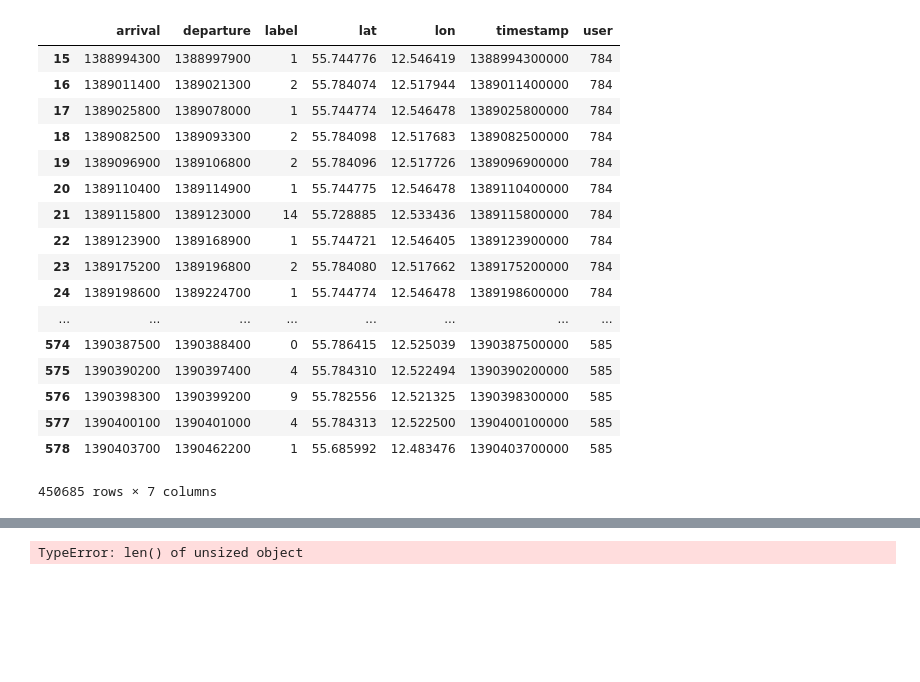
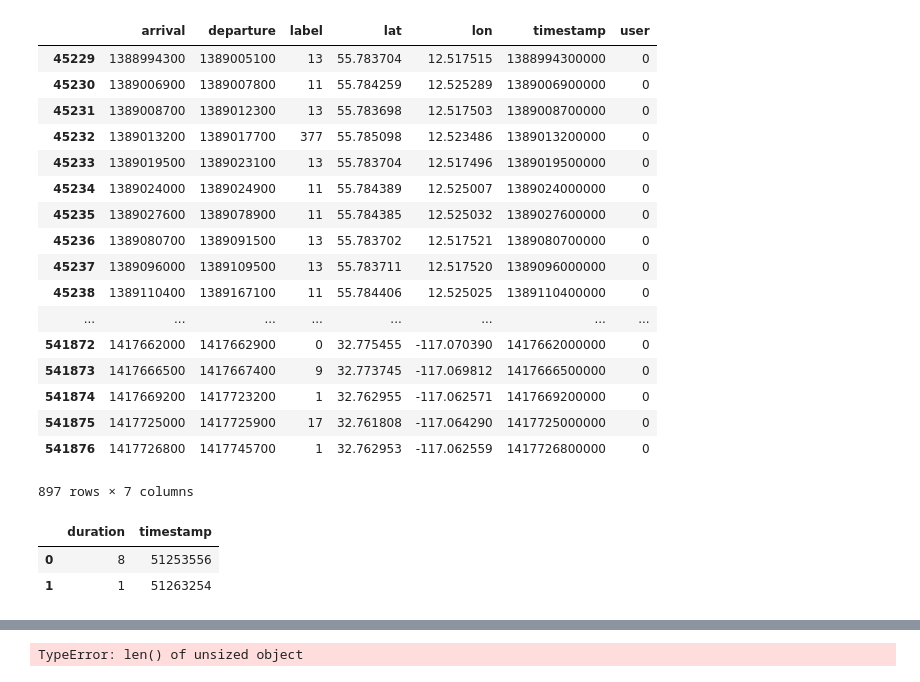
Before and after one commit to ulfaslak/MScProject-build-dataset, a Jupyter notebook: build_dataset/playspace/extractors_bandicoot.ipynb, the cells around one changed output, grey strips where cells are left out. Cells and saved outputs as stored; diff of their text form; code cells hidden in the pictures; blank space fills up the shorter version.

```diff
--- a/build_dataset/playspace/extractors_bandicoot.ipynb
+++ b/build_dataset/playspace/extractors_bandicoot.ipynb
@@ -105,22 +150,0 @@ See the caveats in the documentation: http://pandas.pydata.org/pandas-docs/stabl
-# %%
-pd.set_option('max_rows',1000)
-df_stop_locations
-# %% [output]
-|  | arrival | departure | label | lat | lon | timestamp | user |
-| 15 | 1388994300 | 1388997900 | 1 | 55.744776 | 12.546419 | 1388994300000 | 784 |
-| 16 | 1389011400 | 1389021300 | 2 | 55.784074 | 12.517944 | 1389011400000 | 784 |
-| 17 | 1389025800 | 1389078000 | 1 | 55.744774 | 12.546478 | 1389025800000 | 784 |
-| 18 | 1389082500 | 1389093300 | 2 | 55.784098 | 12.517683 | 1389082500000 | 784 |
-| 19 | 1389096900 | 1389106800 | 2 | 55.784096 | 12.517726 | 1389096900000 | 784 |
-| 20 | 1389110400 | 1389114900 | 1 | 55.744775 | 12.546478 | 1389110400000 | 784 |
-| 21 | 1389115800 | 1389123000 | 14 | 55.728885 | 12.533436 | 1389115800000 | 784 |
-| 22 | 1389123900 | 1389168900 | 1 | 55.744721 | 12.546405 | 1389123900000 | 784 |
-| 23 | 1389175200 | 1389196800 | 2 | 55.784080 | 12.517662 | 1389175200000 | 784 |
-| 24 | 1389198600 | 1389224700 | 1 | 55.744774 | 12.546478 | 1389198600000 | 784 |
-| ... | ... | ... | ... | ... | ... | ... | ... |
-| 574 | 1390387500 | 1390388400 | 0 | 55.786415 | 12.525039 | 1390387500000 | 585 |
-| 575 | 1390390200 | 1390397400 | 4 | 55.784310 | 12.522494 | 1390390200000 | 585 |
-| 576 | 1390398300 | 1390399200 | 9 | 55.782556 | 12.521325 | 1390398300000 | 585 |
-| 577 | 1390400100 | 1390401000 | 4 | 55.784313 | 12.522500 | 1390400100000 | 585 |
-| 578 | 1390403700 | 1390462200 | 1 | 55.685992 | 12.483476 | 1390403700000 | 585 |
-450685 rows × 7 columns
@@ -127 +158,29 @@ df_stop_locations
+# %%
+df_stop_locations[df_stop_locations['user'] == 0]
+# %% [output]
+|  | arrival | departure | label | lat | lon | timestamp | user |
+| 45229 | 1388994300 | 1389005100 | 13 | 55.783704 | 12.517515 | 1388994300000 | 0 |
+| 45230 | 1389006900 | 1389007800 | 11 | 55.784259 | 12.525289 | 1389006900000 | 0 |
+| 45231 | 1389008700 | 1389012300 | 13 | 55.783698 | 12.517503 | 1389008700000 | 0 |
+| 45232 | 1389013200 | 1389017700 | 377 | 55.785098 | 12.523486 | 1389013200000 | 0 |
+| 45233 | 1389019500 | 1389023100 | 13 | 55.783704 | 12.517496 | 1389019500000 | 0 |
+| 45234 | 1389024000 | 1389024900 | 11 | 55.784389 | 12.525007 | 1389024000000 | 0 |
+| 45235 | 1389027600 | 1389078900 | 11 | 55.784385 | 12.525032 | 1389027600000 | 0 |
+| 45236 | 1389080700 | 1389091500 | 13 | 55.783702 | 12.517521 | 1389080700000 | 0 |
+| 45237 | 1389096000 | 1389109500 | 13 | 55.783711 | 12.517520 | 1389096000000 | 0 |
+| 45238 | 1389110400 | 1389167100 | 11 | 55.784406 | 12.525025 | 1389110400000 | 0 |
+| ... | ... | ... | ... | ... | ... | ... | ... |
+| 541872 | 1417662000 | 1417662900 | 0 | 32.775455 | -117.070390 | 1417662000000 | 0 |
+| 541873 | 1417666500 | 1417667400 | 9 | 32.773745 | -117.069812 | 1417666500000 | 0 |
+| 541874 | 1417669200 | 1417723200 | 1 | 32.762955 | -117.062571 | 1417669200000 | 0 |
+| 541875 | 1417725000 | 1417725900 | 17 | 32.761808 | -117.064290 | 1417725000000 | 0 |
+| 541876 | 1417726800 | 1417745700 | 1 | 32.762953 | -117.062559 | 1417726800000 | 0 |
+897 rows × 7 columns
+# %%
+pd.DataFrame([{'timestamp': 51253556, 'duration': 8},
+{'timestamp': 51263254, 'duration': 1}])
+# %% [output]
+|  | duration | timestamp |
+| 0 | 8 | 51253556 |
+| 1 | 1 | 51263254 |
 # %%
```
Also changed, not shown: parts of 17 cells of this notebook, 4 other files.
